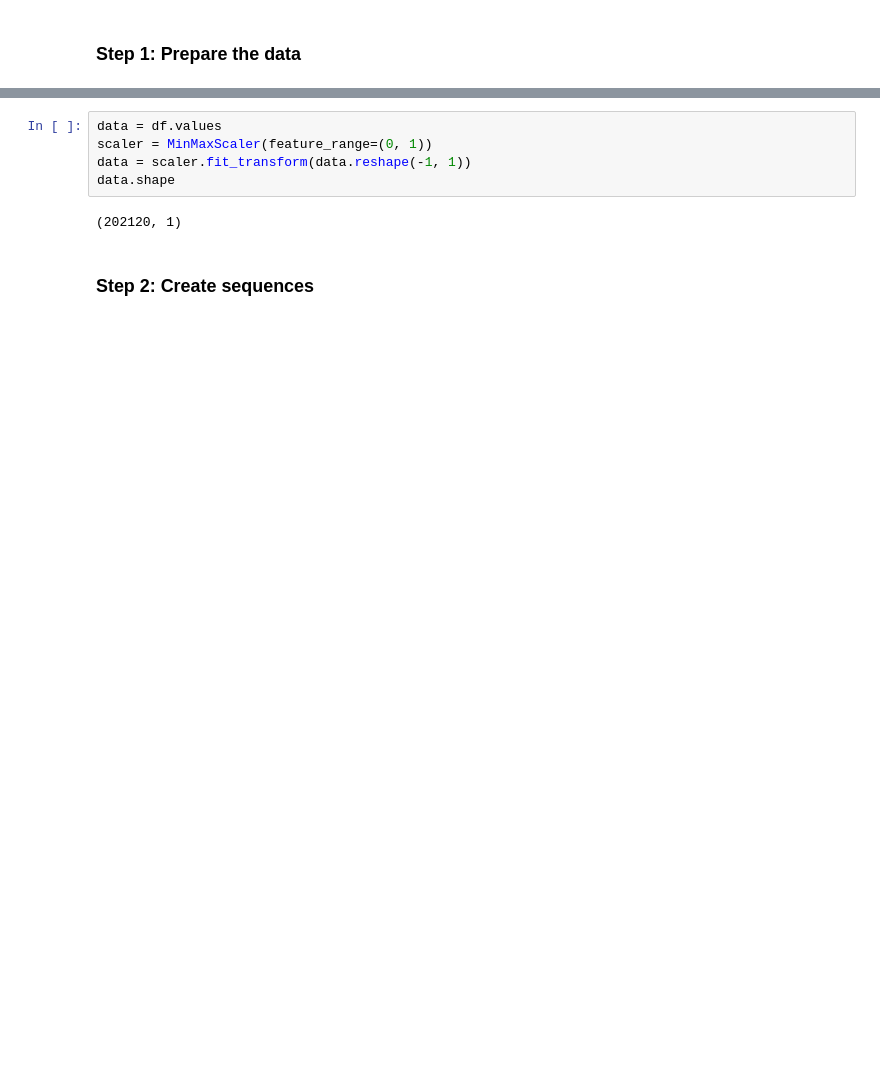
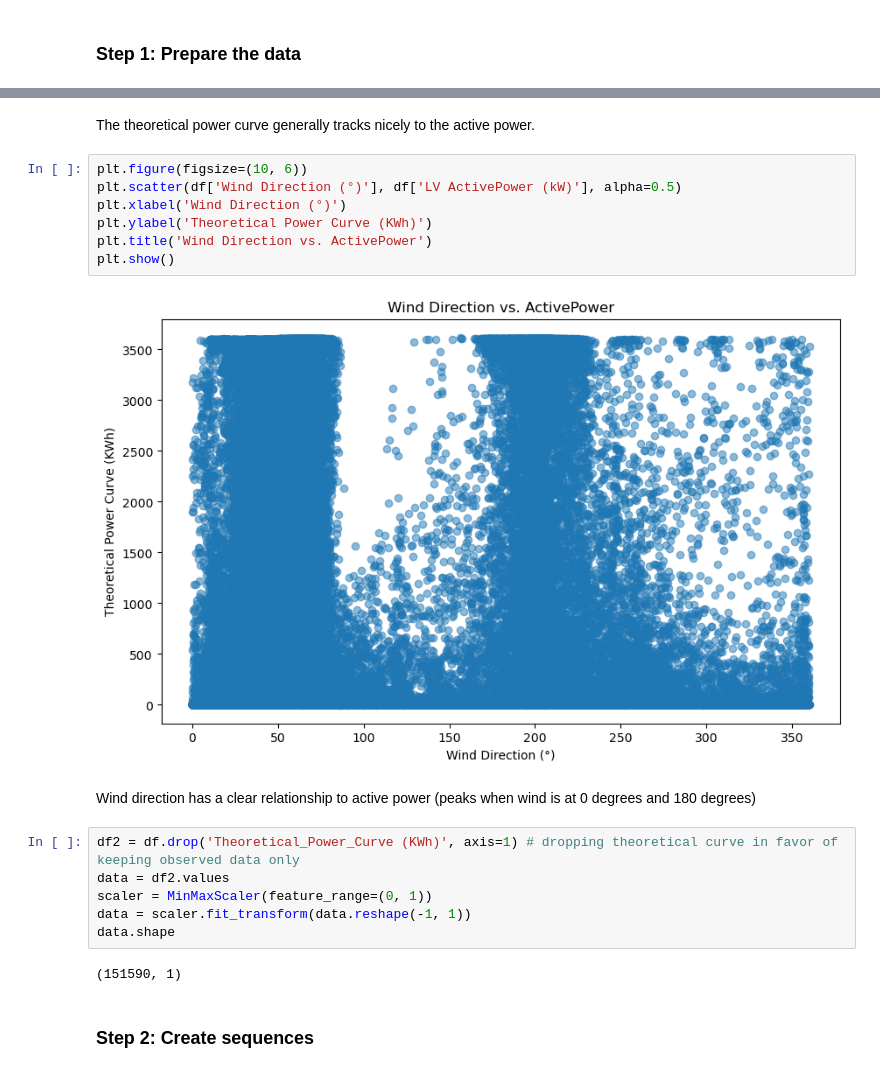
Before and after one commit to marhas109/ds10_all, a Jupyter notebook: C10_M04_Lab.ipynb, the cells around one changed output, grey strips where cells are left out. Saved outputs shown, nothing was run; the diff lists cells and outputs as text; blank space fills up the shorter version.

```diff
--- a/C10_M04_Lab.ipynb
+++ b/C10_M04_Lab.ipynb
@@ -77,10 +122,24 @@ df.head()
+# %% [markdown]
+The theoretical power curve generally tracks nicely to the active power.
+# %%
+plt.figure(figsize=(10, 6))
+plt.scatter(df['Wind Direction (°)'], df['LV ActivePower (kW)'], alpha=0.5)
+plt.xlabel('Wind Direction (°)')
+plt.ylabel('Theoretical Power Curve (KWh)')
+plt.title('Wind Direction vs. ActivePower')
+plt.show()
+# %% [output]
+[figure, added]
+# %% [markdown]
+Wind direction has a clear relationship to active power (peaks when wind is at 0 degrees and 180 degrees)
 # %%
-data = df.values
+df2 = df.drop('Theoretical_Power_Curve (KWh)', axis=1) # dropping theoretical curve in favor of keeping observed data only
+data = df2.values
 scaler = MinMaxScaler(feature_range=(0, 1))
 data = scaler.fit_transform(data.reshape(-1, 1))
 data.shape
 # %% [output]
-(202120, 1)
+(151590, 1)
 # %% [markdown]
 ### Step 2: Create sequences
 # %%
```
Also changed, not shown: parts of 22 cells of this notebook.
